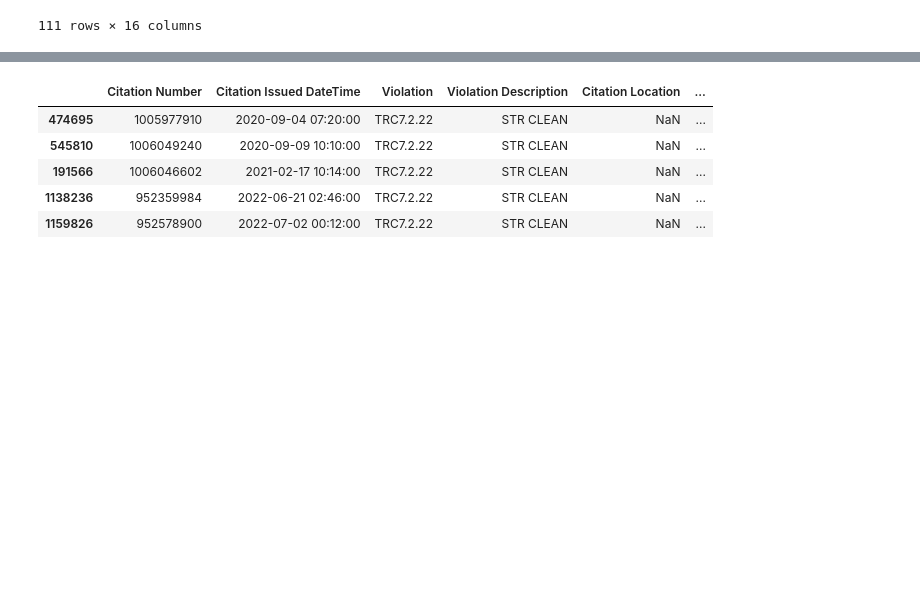
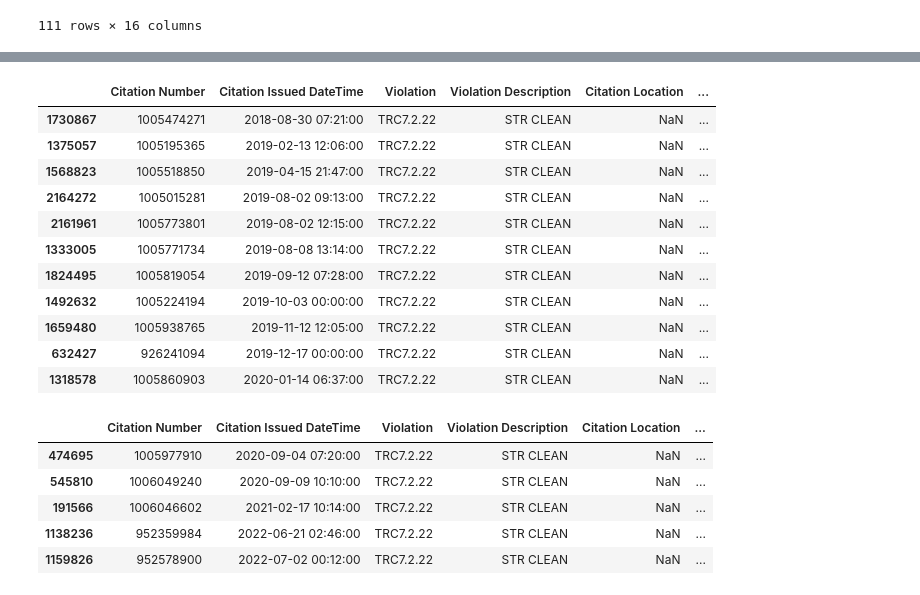
Before and after one commit to jiyuntsai/sf-parking-citation, a Jupyter notebook: 03_st-cleaning-map.ipynb, the cells around one changed output, grey strips where cells are left out. Saved outputs shown, nothing was run; the diff lists cells and outputs as text; code cells hidden in the pictures; blank space fills up the shorter version.

```diff
--- a/03_st-cleaning-map.ipynb
+++ b/03_st-cleaning-map.ipynb
@@ -75,3 +97,22 @@ st_cleaning_map[
+# %%
+st_cleaning_map[
+    (st_cleaning_map['geom'].notnull()) &
+    (st_cleaning_map['Citation Location'].isna()) &
+    (st_cleaning_map['Fine Amount'] != 0.0)
+].sort_values(['Citation Issued DateTime'])
+# %% [output]
+|  | Citation Number | Citation Issued DateTime | Violation | Violation Description | Citation Location | ... |
+| 1730867 | 1005474271 | 2018-08-30 07:21:00 | TRC7.2.22 | STR CLEAN | NaN | ... |
+| 1375057 | 1005195365 | 2019-02-13 12:06:00 | TRC7.2.22 | STR CLEAN | NaN | ... |
+| 1568823 | 1005518850 | 2019-04-15 21:47:00 | TRC7.2.22 | STR CLEAN | NaN | ... |
+| 2164272 | 1005015281 | 2019-08-02 09:13:00 | TRC7.2.22 | STR CLEAN | NaN | ... |
+| 2161961 | 1005773801 | 2019-08-02 12:15:00 | TRC7.2.22 | STR CLEAN | NaN | ... |
+| 1333005 | 1005771734 | 2019-08-08 13:14:00 | TRC7.2.22 | STR CLEAN | NaN | ... |
+| 1824495 | 1005819054 | 2019-09-12 07:28:00 | TRC7.2.22 | STR CLEAN | NaN | ... |
+| 1492632 | 1005224194 | 2019-10-03 00:00:00 | TRC7.2.22 | STR CLEAN | NaN | ... |
+| 1659480 | 1005938765 | 2019-11-12 12:05:00 | TRC7.2.22 | STR CLEAN | NaN | ... |
+| 632427 | 926241094 | 2019-12-17 00:00:00 | TRC7.2.22 | STR CLEAN | NaN | ... |
+| 1318578 | 1005860903 | 2020-01-14 06:37:00 | TRC7.2.22 | STR CLEAN | NaN | ... |
 # %%
 # Save data that needs to geocode to another dataframe. Save as .csv in case as well.
 st_cleaning_geocode = st_cleaning_map[
```
Also changed, not shown: parts of 1 cell of this notebook.
